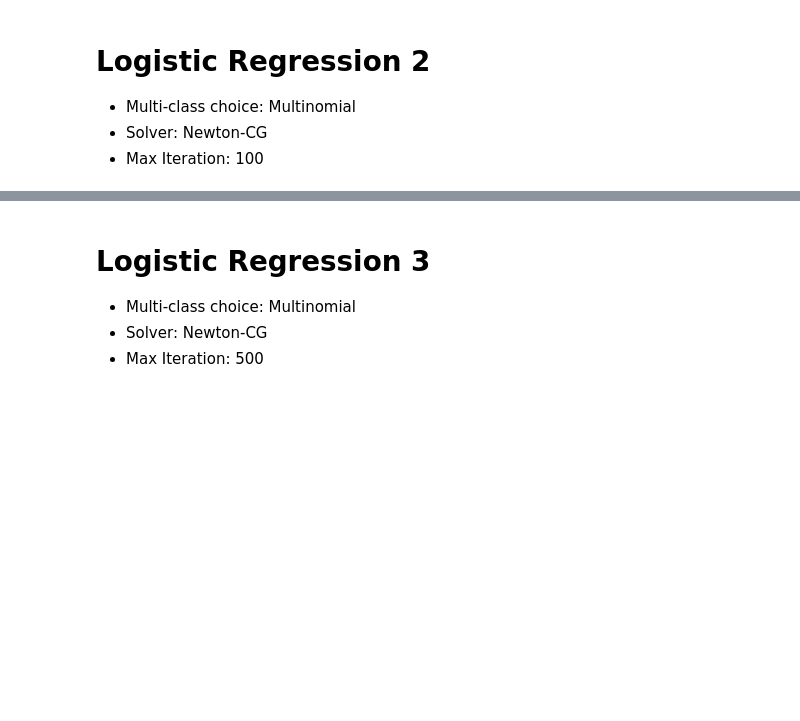
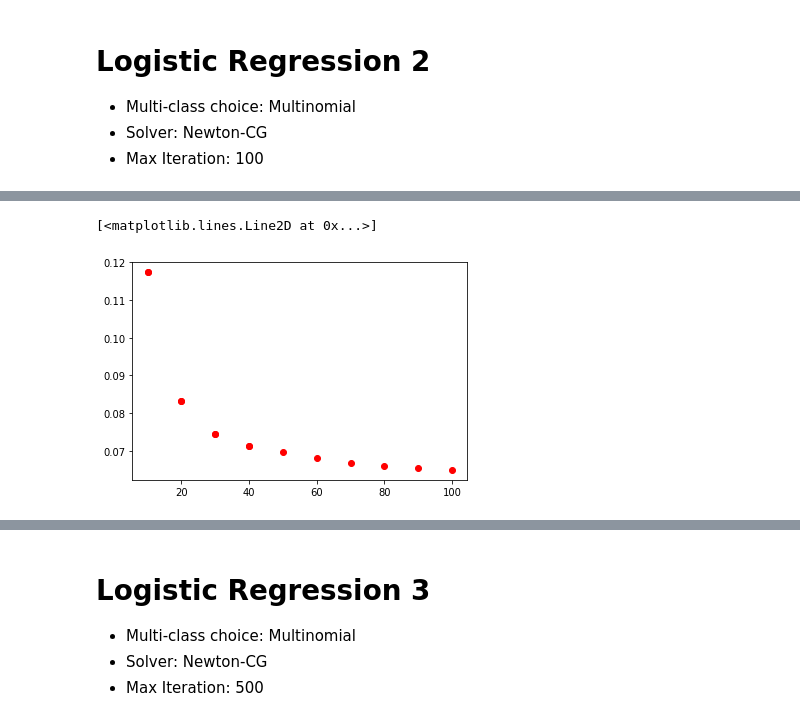
Before and after one commit to ignacioespinoso/Machine-Learning, a Jupyter notebook: proj2/logistic-regression.ipynb, the cells around one changed output, grey strips where cells are left out. Drawn from its saved outputs; the diff is of its cells as text; code cells hidden in the pictures; blank space fills up the shorter version.

Commit message:
Teste feito com 10-100 e 150,200 e 250 multinomial newton CG

```diff
--- a/proj2/logistic-regression.ipynb
+++ b/proj2/logistic-regression.ipynb
@@ -72 +87,6 @@ fashionTestParams = addColumnThetaZero(fashionTestParams)
+# %%
+# print (fashionTrainParams[2:3][:])
+# print (fashionTrainTarget[:5])
+xToPlotMultinomial_NCG = np.array([])
+yToPlotMultinomial_NCG = np.array([])
 # %% [markdown]
@@ -89,6 +109,10 @@ print (time.clock() - start)
 print("Score : "+ str(logisticModel.score(fashionValidationSetParams, fashionValidationSetTarget)))
 print(metrics.accuracy_score(logisticModel.predict(fashionValidationSetParams), fashionValidationSetTarget))
 print(metrics.precision_recall_fscore_support(logisticModel.predict(fashionValidationSetParams), fashionValidationSetTarget))
+
 costFunction = regressionLogisticCostFunction(trainTarget, logisticModel, fashionTrainParams)
 print (costFunction)
+
+xToPlotMultinomial_NCG = np.append(xToPlotMultinomial_NCG,maxIter)
+yToPlotMultinomial_NCG = np.append(yToPlotMultinomial_NCG,costFunction)
 # %% [output]
@@ -108,7 +175,7 @@ Score : 0.85175
 # %%
 penalt = 'l2'
 solverMode = 'newton-cg'
-maxIter = 100
+maxIter = 20
 multiClass = 'multinomial'
 
 logisticModel2 = LogisticRegression(max_iter = maxIter, multi_class = multiClass, solver = solverMode)
@@ -123,4 +190,9 @@ print(metrics.precision_recall_fscore_support(logisticModel2.predict(fashionVali
 
 costFunction2 = regressionLogisticCostFunction(trainTarget, logisticModel2, fashionTrainParams)
 print (costFunction2)
+
+
+
+xToPlotMultinomial_NCG = np.append(xToPlotMultinomial_NCG,maxIter)
+yToPlotMultinomial_NCG = np.append(yToPlotMultinomial_NCG,costFunction2)
 # %% [output]
@@ -134,0 +255,26 @@ Score : 0.8318333333333333
+# %%
+penalt = 'l2'
+solverMode = 'newton-cg'
+maxIter = 10
+multiClass = 'multinomial'
+
+
+for i in range (10, 101, 10):
+    maxIter = i
+    logisticModel2 = LogisticRegression(max_iter = maxIter, multi_class = multiClass, solver = solverMode)
+    start = time.clock()
+    logisticModel2.fit(fashionTrainParams, fashionTrainTarget)
+    print (time.clock() - start)
+
+    print("Score : "+ str(logisticModel2.score(fashionValidationSetParams, fashionValidationSetTarget)))
+    print(metrics.accuracy_score(logisticModel2.predict(fashionValidationSetParams), fashionValidationSetTarget))
+    print(metrics.precision_recall_fscore_support(logisticModel2.predict(fashionValidationSetParams), fashionValidationSetTarget))
+
+    costFunction2 = regressionLogisticCostFunction(trainTarget, logisticModel2, fashionTrainParams)
+    print (costFunction2)
+
+    xToPlotMultinomial_NCG = np.append(xToPlotMultinomial_NCG,maxIter)
+    yToPlotMultinomial_NCG = np.append(yToPlotMultinomial_NCG,costFunction2)
+    print ("==== FINISHED =====")
+    print (i)
+    print ("PARTIUU")
@@ -134,0 +313,6 @@ Score : 0.8318333333333333
+# %%
+import matplotlib.pyplot as plt
+plt.plot(xToPlotMultinomial_NCG, yToPlotMultinomial_NCG, 'ro')
+# %% [output]
+[<matplotlib.lines.Line2D at 0x...>]
+[figure, added]
```
Also changed, not shown: parts of 15 cells of this notebook.
